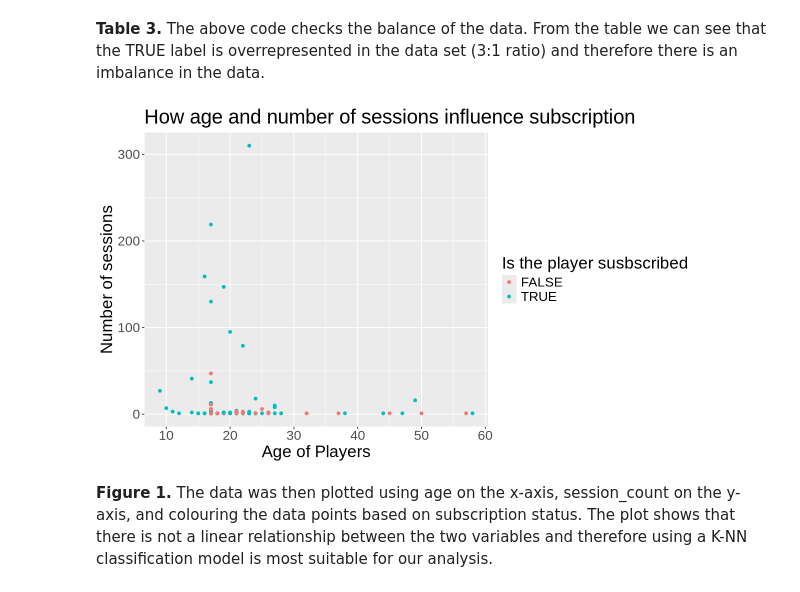
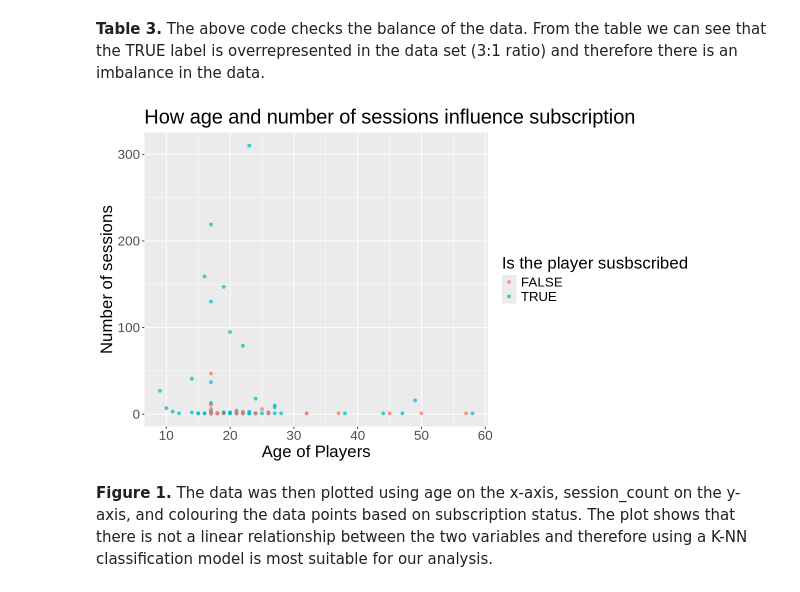
Before and after one commit to chrispy-tacos/dsci-100-project, a Jupyter notebook: dsci-g2-project.ipynb, the cells around one changed output. Saved outputs shown, nothing was run; the diff lists cells and outputs as text; code cells hidden in the pictures.

Commit message:
Reducing noise in Figure 1
Slightly lowered alpha value

```diff
--- a/dsci-g2-project.ipynb
+++ b/dsci-g2-project.ipynb
@@ -138,17 +139,17 @@ A tibble: 2 × 2
 # %%
 options(repr.plot.width=10, repr.plot.height=6)
 
 plot_of_age_vs_subscription<- ggplot(minecraft_clean, aes(x = Age, y = session_count))+
-geom_point(aes(colour = subscribe))+
+geom_point(aes(colour = subscribe), alpha = 0.7)+
 xlab("Age of Players")+
 ylab("Number of sessions")+
 ggtitle("How age and number of sessions influence subscription")+
 labs(colour= "Is the player susbscribed")+
 theme(text = element_text(size = 20))
 
 plot_of_age_vs_subscription
 # %% [output]
-[figure, old version]
+[figure, new version]
 # %% [markdown]
 **Figure 1.** The data was then plotted using age on the x-axis, session_count on the y-axis, and colouring the data points based on subscription status. The plot shows that there is not a linear relationship between the two variables and therefore using a K-NN classification model is most suitable for our analysis.
 # %% [markdown]
```
Also changed, not shown: parts of 1 cell of this notebook.
